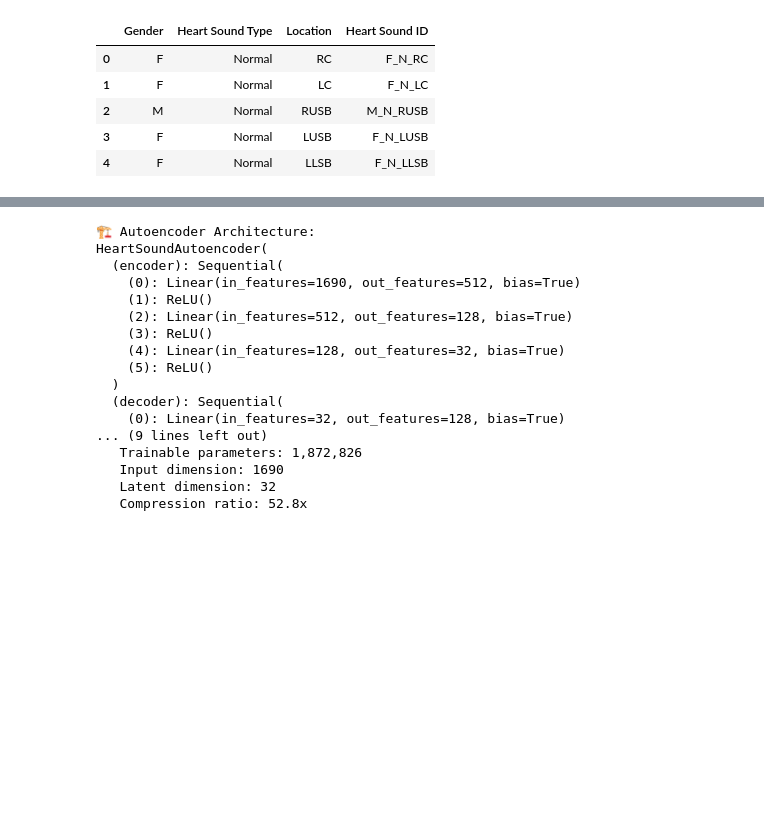
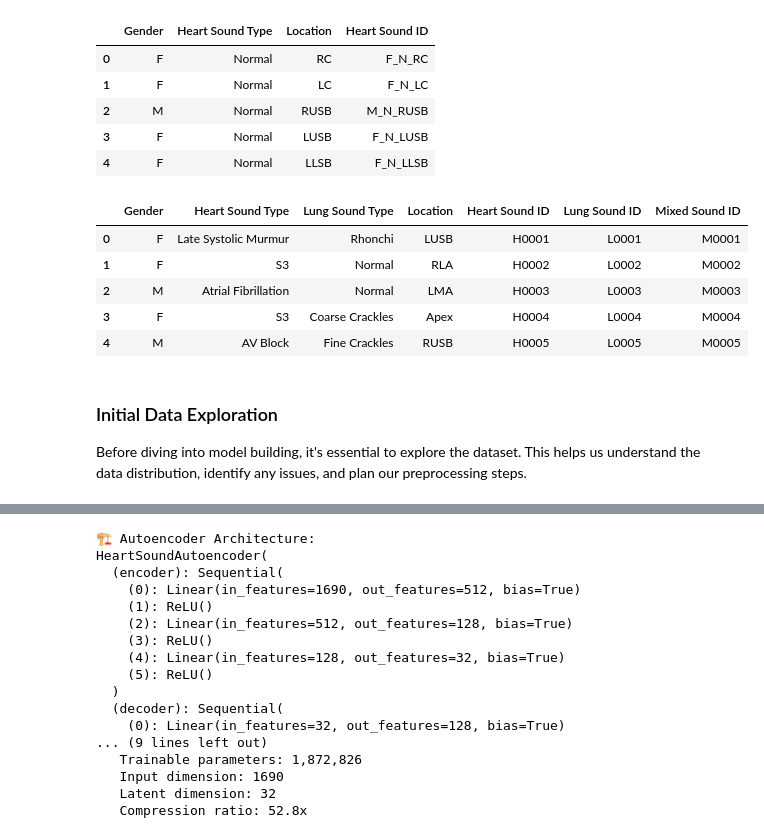
Before and after one commit to CLDiego/uom_fse_dl_workshop, a Jupyter notebook: solutions/SE03_SL_Training_neural_networks.ipynb, the cells around one changed output, grey strips where cells are left out. Cells and saved outputs as stored; diff of their text form; code cells hidden in the pictures; blank space fills up the shorter version.

```diff
--- a/solutions/SE03_SL_Training_neural_networks.ipynb
+++ b/solutions/SE03_SL_Training_neural_networks.ipynb
@@ -237,3 +237,16 @@ heart_metadata.head()
 | 2 | M | Normal | RUSB | M_N_RUSB |
 | 3 | F | Normal | LUSB | F_N_LUSB |
 | 4 | F | Normal | LLSB | F_N_LLSB |
+# %%
+mix_metadata.head()
+# %% [output]
+|  | Gender | Heart Sound Type | Lung Sound Type | Location | Heart Sound ID | Lung Sound ID | Mixed Sound ID |
+| 0 | F | Late Systolic Murmur | Rhonchi | LUSB | H0001 | L0001 | M0001 |
+| 1 | F | S3 | Normal | RLA | H0002 | L0002 | M0002 |
+| 2 | M | Atrial Fibrillation | Normal | LMA | H0003 | L0003 | M0003 |
+| 3 | F | S3 | Coarse Crackles | Apex | H0004 | L0004 | M0004 |
+| 4 | M | AV Block | Fine Crackles | RUSB | H0005 | L0005 | M0005 |
+# %% [markdown]
+### Initial Data Exploration
+
+Before diving into model building, it's essential to explore the dataset. This helps us understand the data distribution, identify any issues, and plan our preprocessing steps.
```
Also changed, not shown: parts of 28 cells of this notebook, 1 other file.
